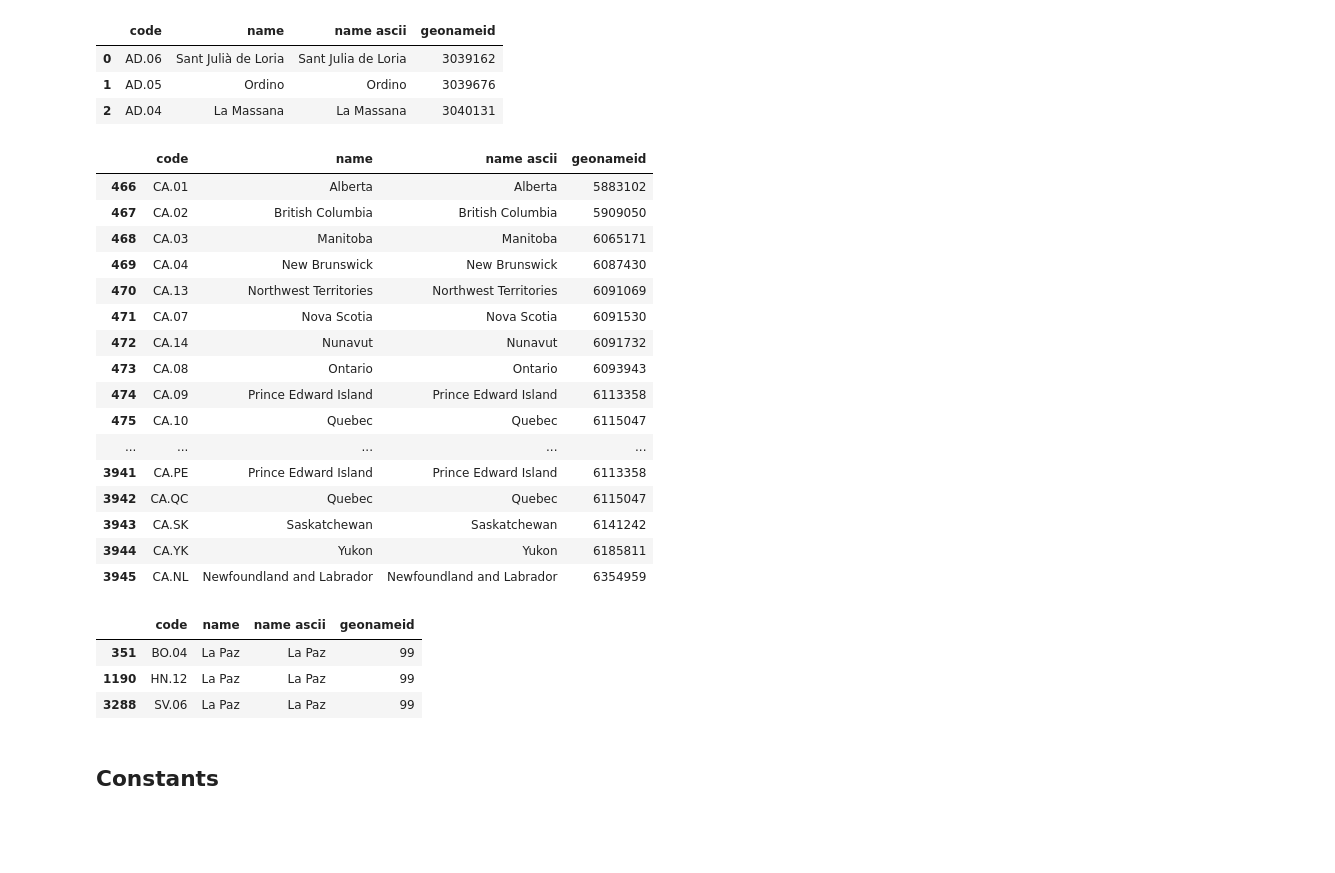
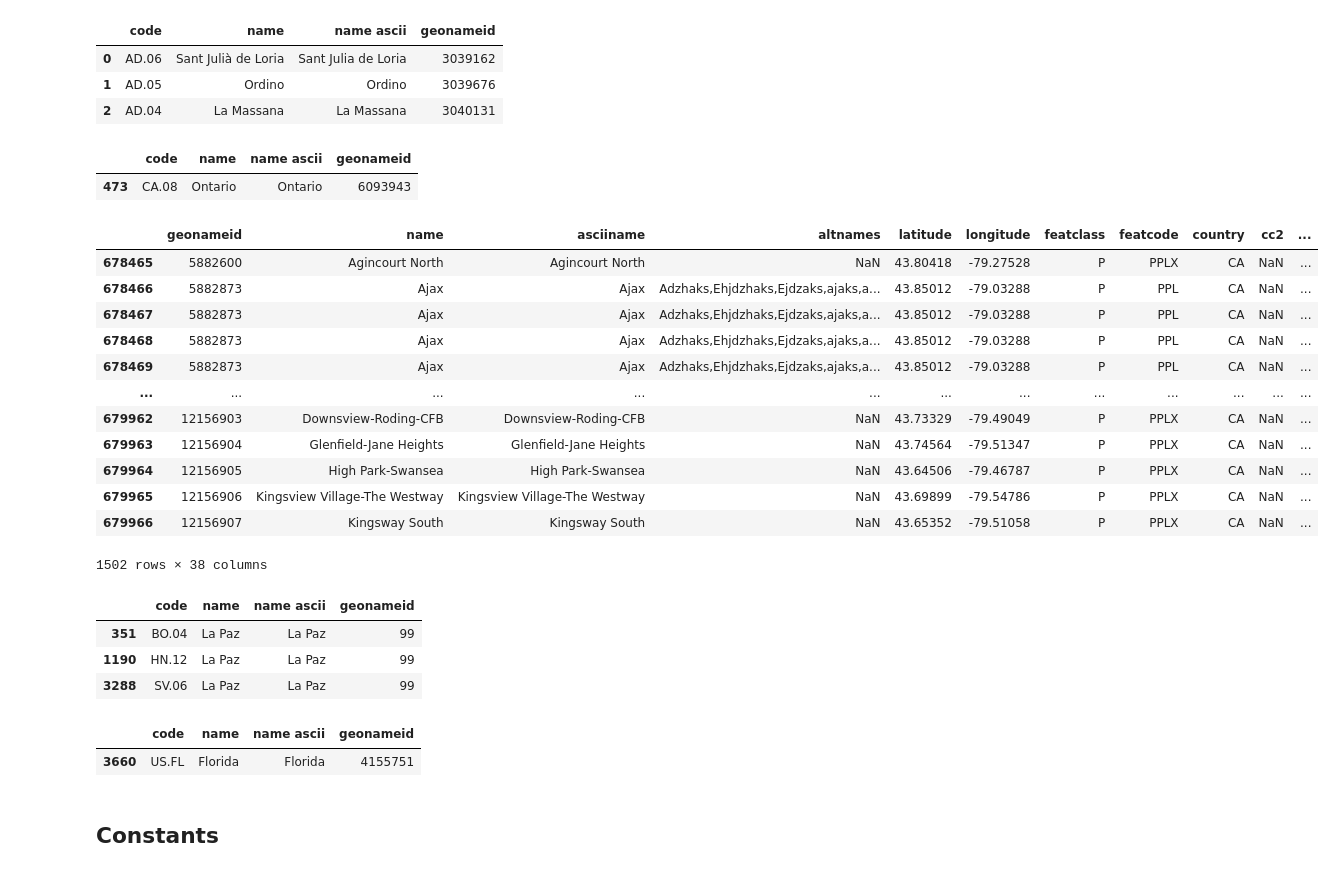
Before and after one commit to chumlab/covid19project, a Jupyter notebook: experimentation.ipynb, the cells around one changed output. Saved outputs shown, nothing was run; the diff lists cells and outputs as text; code cells hidden in the pictures; blank space fills up the shorter version.

Commit message:
Add infer_geonameid for two elements

```diff
--- a/experimentation.ipynb
+++ b/experimentation.ipynb
@@ -143,6 +143,11 @@ admin1_df.head(3)
 | 0 | AD.06 | Sant Julià de Loria | Sant Julia de Loria | 3039162 |
 | 1 | AD.05 | Ordino | Ordino | 3039676 |
 | 2 | AD.04 | La Massana | La Massana | 3040131 |
+# %%
+admin1_df[admin1_df['name'] == 'Ontario']
+# %% [output]
+|  | code | name | name ascii | geonameid |
+| 473 | CA.08 | Ontario | Ontario | 6093943 |
 # %%
 # GeoNames 'admin1' (admin1_df) for Canadian provinces uses a 2-digit code
 # Use postal abbreviation which people use
@@ -155,50 +160,62 @@ admin1_df.head(3)
 # CA.07	Nova Scotia	Nova Scotia	6091530
 # CA.14	Nunavut	Nunavut	6091732
 # CA.08	Ontario	Ontario	6093943
 # CA.09	Prince Edward Island	Prince Edward Island	6113358
 # CA.10	Quebec	Quebec	6115047
 # CA.11	Saskatchewan	Saskatchewan	6141242
 # CA.12	Yukon	Yukon	6185811
 # CA.05	Newfoundland and Labrador	Newfoundland and Labrador	6354959
 
 province_abbr = {
     'CA.01': 'CA.AB', # Alberta
     'CA.02': 'CA.BC', # British Columbia
     'CA.03': 'CA.MB', # Manitoba
     'CA.04': 'CA.NB', # New Brunswick
     'CA.05': 'CA.NL', # Newfoundland and Labrador
     'CA.07': 'CA.NS', # Nova Scotia
     'CA.08': 'CA.ON', # Ontario
     'CA.09': 'CA.PE', # Prince Edward Island
     'CA.10': 'CA.QC', # Quebec
     'CA.11': 'CA.SK', # Saskatchewan
     'CA.12': 'CA.YK', # Yukon
     'CA.13': 'CA.NT', # Northwest Territories
     'CA.14': 'CA.NU'  # Nunavut
 }
 
 new_provinces = admin1_df[admin1_df['code'].str.contains('^CA.')].copy()
 new_provinces['code'] = new_provinces['code'].map(province_abbr)
 admin1_df = pd.concat([admin1_df, new_provinces], ignore_index=True)
 admin1_df[admin1_df['code'].str.contains('^CA.')]
+
+# Add to cities too
+# Query the cities with country CA and num code, copy,
+# replace num code by letter code, then concat back
+new_cities = pd.DataFrame([], columns=countries_df.columns)
+for num_code, letter_code in province_abbr.items():
+    country, num = tuple(num_code.split('.'))
+    country, letter = tuple(letter_code.split('.'))
+
+    alt_cities = cities_alt_df[(cities_alt_df['country'] == country) & \
+                               (cities_alt_df['admin1'] == num)].copy()
+    alt_cities['admin1'] = letter
+    new_cities = pd.concat([new_cities, alt_cities], ignore_index=True)
+
+cities_alt_df = pd.concat([cities_alt_df, new_cities], ignore_index=True)
+cities_alt_df[cities_alt_df['admin1'] == 'ON']
 # %% [output]
-|  | code | name | name ascii | geonameid |
-| 466 | CA.01 | Alberta | Alberta | 5883102 |
-| 467 | CA.02 | British Columbia | British Columbia | 5909050 |
-| 468 | CA.03 | Manitoba | Manitoba | 6065171 |
-| 469 | CA.04 | New Brunswick | New Brunswick | 6087430 |
-| 470 | CA.13 | Northwest Territories | Northwest Territories | 6091069 |
-| 471 | CA.07 | Nova Scotia | Nova Scotia | 6091530 |
-| 472 | CA.14 | Nunavut | Nunavut | 6091732 |
-| 473 | CA.08 | Ontario | Ontario | 6093943 |
-| 474 | CA.09 | Prince Edward Island | Prince Edward Island | 6113358 |
-| 475 | CA.10 | Quebec | Quebec | 6115047 |
-| ... | ... | ... | ... | ... |
-| 3941 | CA.PE | Prince Edward Island | Prince Edward Island | 6113358 |
-| 3942 | CA.QC | Quebec | Quebec | 6115047 |
-| 3943 | CA.SK | Saskatchewan | Saskatchewan | 6141242 |
-| 3944 | CA.YK | Yukon | Yukon | 6185811 |
-| 3945 | CA.NL | Newfoundland and Labrador | Newfoundland and Labrador | 6354959 |
+|  | geonameid | name | asciiname | altnames | latitude | longitude | featclass | featcode | country | cc2 | ... |
+| 678465 | 5882600 | Agincourt North | Agincourt North | NaN | 43.80418 | -79.27528 | P | PPLX | CA | NaN | ... |
+| 678466 | 5882873 | Ajax | Ajax | Adzhaks,Ehjdzhaks,Ejdzaks,ajaks,a... | 43.85012 | -79.03288 | P | PPL | CA | NaN | ... |
+| 678467 | 5882873 | Ajax | Ajax | Adzhaks,Ehjdzhaks,Ejdzaks,ajaks,a... | 43.85012 | -79.03288 | P | PPL | CA | NaN | ... |
+| 678468 | 5882873 | Ajax | Ajax | Adzhaks,Ehjdzhaks,Ejdzaks,ajaks,a... | 43.85012 | -79.03288 | P | PPL | CA | NaN | ... |
+| 678469 | 5882873 | Ajax | Ajax | Adzhaks,Ehjdzhaks,Ejdzaks,ajaks,a... | 43.85012 | -79.03288 | P | PPL | CA | NaN | ... |
+| ... | ... | ... | ... | ... | ... | ... | ... | ... | ... | ... | ... |
+| 679962 | 12156903 | Downsview-Roding-CFB | Downsview-Roding-CFB | NaN | 43.73329 | -79.49049 | P | PPLX | CA | NaN | ... |
+| 679963 | 12156904 | Glenfield-Jane Heights | Glenfield-Jane Heights | NaN | 43.74564 | -79.51347 | P | PPLX | CA | NaN | ... |
+| 679964 | 12156905 | High Park-Swansea | High Park-Swansea | NaN | 43.64506 | -79.46787 | P | PPLX | CA | NaN | ... |
+| 679965 | 12156906 | Kingsview Village-The Westway | Kingsview Village-The Westway | NaN | 43.69899 | -79.54786 | P | PPLX | CA | NaN | ... |
+| 679966 | 12156907 | Kingsway South | Kingsway South | NaN | 43.65352 | -79.51058 | P | PPLX | CA | NaN | ... |
+1502 rows × 38 columns
 # %%
 # Test when there's more than 1 admin1
 
@@ -215,6 +232,18 @@ test1
 | 351 | BO.04 | La Paz | La Paz | 99 |
 | 1190 | HN.12 | La Paz | La Paz | 99 |
 | 3288 | SV.06 | La Paz | La Paz | 99 |
+# %%
+# With both country-code and admin1-code
+country_code = 'CA'
+admin1_code = 'ON'
+admin1_df[(admin1_df['code'].str.contains(f'^{country_code}.{admin1_code}'))]
+
+# With only an admin1-code
+admin1_code = 'FL'
+admin1_df[(admin1_df['code'].str.contains(f'.{admin1_code}$'))]
+# %% [output]
+|  | code | name | name ascii | geonameid |
+| 3660 | US.FL | Florida | Florida | 4155751 |
 # %%
 # Alternative names (huge DB)
 
```
Also changed, not shown: parts of 10 cells of this notebook.
